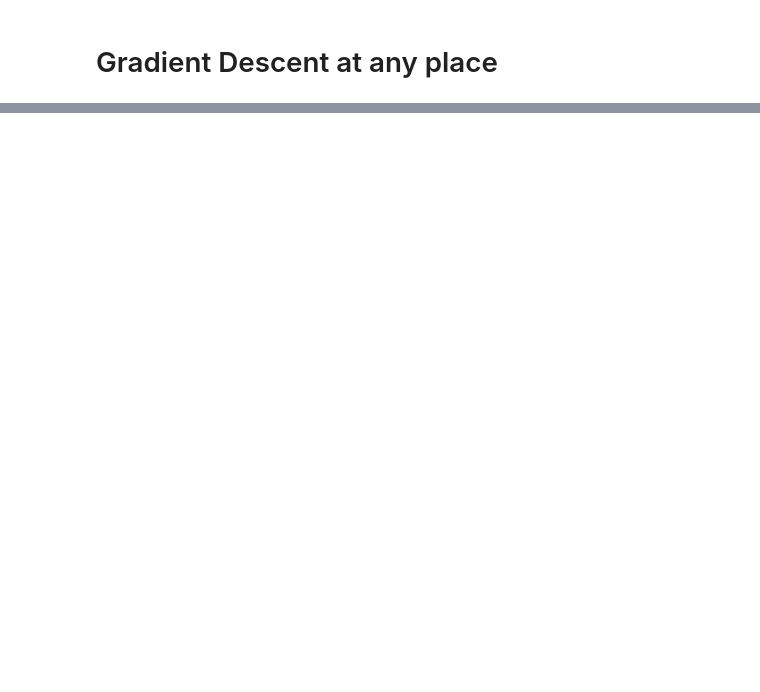
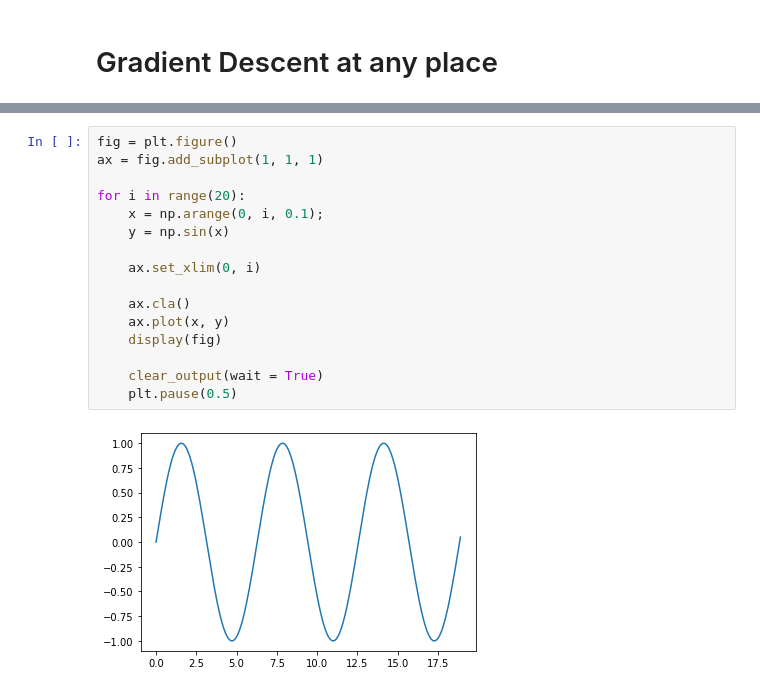
Before and after one commit to peter-lang/ml-tutorial, a Jupyter notebook: 02_Backpropagation.ipynb, the cells around one changed output, grey strips where cells are left out. Drawn from its saved outputs; the diff is of its cells as text; blank space fills up the shorter version.

```diff
--- a/02_Backpropagation.ipynb
+++ b/02_Backpropagation.ipynb
@@ -143,0 +266,18 @@ SyntaxError: ignored
+# %%
+fig = plt.figure()
+ax = fig.add_subplot(1, 1, 1)
+
+for i in range(20):
+    x = np.arange(0, i, 0.1);
+    y = np.sin(x)
+
+    ax.set_xlim(0, i)
+
+    ax.cla()
+    ax.plot(x, y)
+    display(fig)
+
+    clear_output(wait = True)
+    plt.pause(0.5)
+# %% [output]
+[figure, added]
```
Also changed, not shown: parts of 8 cells of this notebook.
